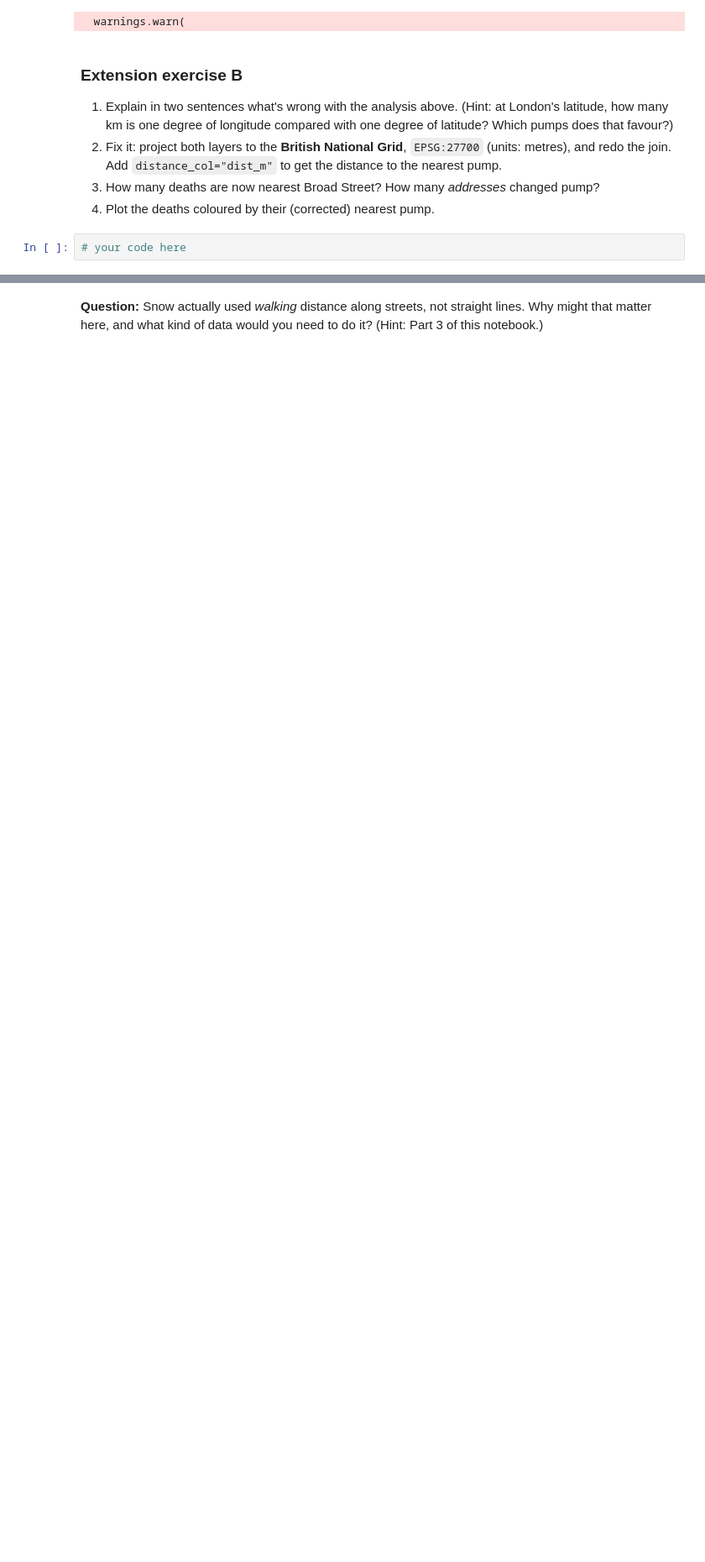
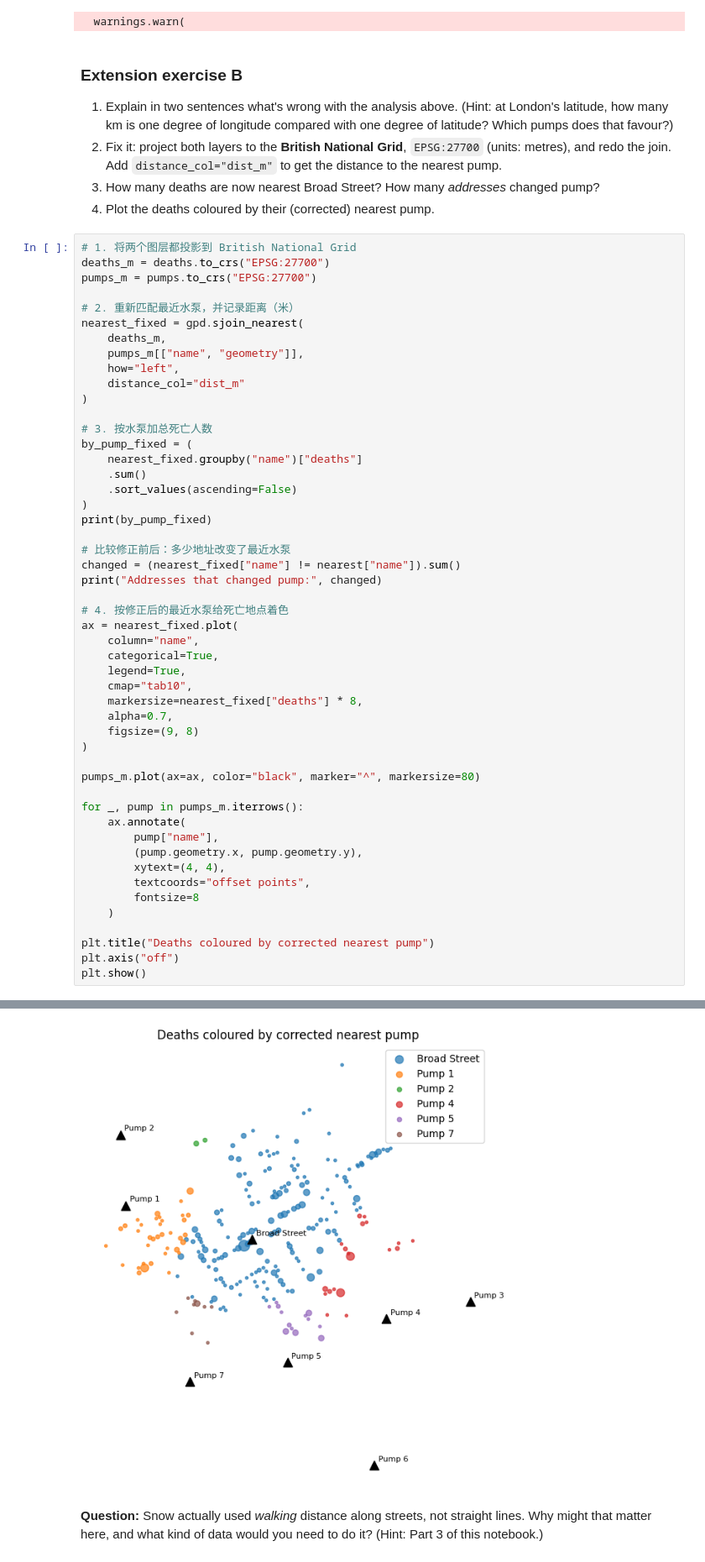
Before and after one commit to christy040406-maker/QM2, a Jupyter notebook: notebooks/W03. Spatial Data.ipynb, the cells around one changed output, grey strips where cells are left out. Shown at 84% size. Cells and saved outputs as stored; diff of their text form; blank space fills up the shorter version.

```diff
--- a/notebooks/W03. Spatial Data.ipynb
+++ b/notebooks/W03. Spatial Data.ipynb
@@ -688,4 +702,53 @@ Share nearest Broad Street: 56%
 3. How many deaths are now nearest Broad Street? How many *addresses* changed pump?
 4. Plot the deaths coloured by their (corrected) nearest pump.
 # %%
-# your code here
+# 1. 将两个图层都投影到 British National Grid
+deaths_m = deaths.to_crs("EPSG:27700")
+pumps_m = pumps.to_crs("EPSG:27700")
+
+# 2. 重新匹配最近水泵，并记录距离（米）
+nearest_fixed = gpd.sjoin_nearest(
+    deaths_m,
+    pumps_m[["name", "geometry"]],
+    how="left",
+    distance_col="dist_m"
+)
+
+# 3. 按水泵加总死亡人数
+by_pump_fixed = (
+    nearest_fixed.groupby("name")["deaths"]
+    .sum()
+    .sort_values(ascending=False)
+)
+print(by_pump_fixed)
+
+# 比较修正前后：多少地址改变了最近水泵
+changed = (nearest_fixed["name"] != nearest["name"]).sum()
+print("Addresses that changed pump:", changed)
+
+# 4. 按修正后的最近水泵给死亡地点着色
+ax = nearest_fixed.plot(
+    column="name",
+    categorical=True,
+    legend=True,
+    cmap="tab10",
+    markersize=nearest_fixed["deaths"] * 8,
+    alpha=0.7,
+    figsize=(9, 8)
+)
+
+pumps_m.plot(ax=ax, color="black", marker="^", markersize=80)
+
+for _, pump in pumps_m.iterrows():
+    ax.annotate(
+        pump["name"],
+        (pump.geometry.x, pump.geometry.y),
+        xytext=(4, 4),
+        textcoords="offset points",
+        fontsize=8
+    )
+
+plt.title("Deaths coloured by corrected nearest pump")
+plt.axis("off")
+plt.show()
+# %% [output]
@@ -692,3 +764,4 @@ Share nearest Broad Street: 56%
+[figure, added]
 # %% [markdown]
 **Question:** Snow actually used *walking* distance along streets, not straight lines. Why might that matter here, and what kind of data would you need to do it? (Hint: Part 3 of this notebook.)
 # %% [markdown]
```
Also changed, not shown: parts of 6 cells of this notebook.
